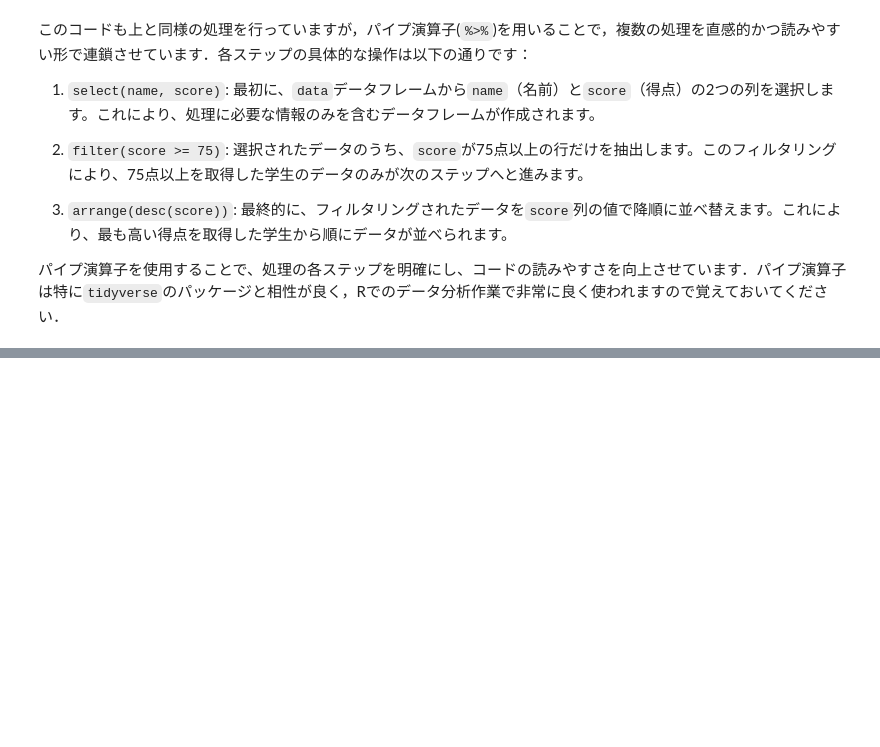
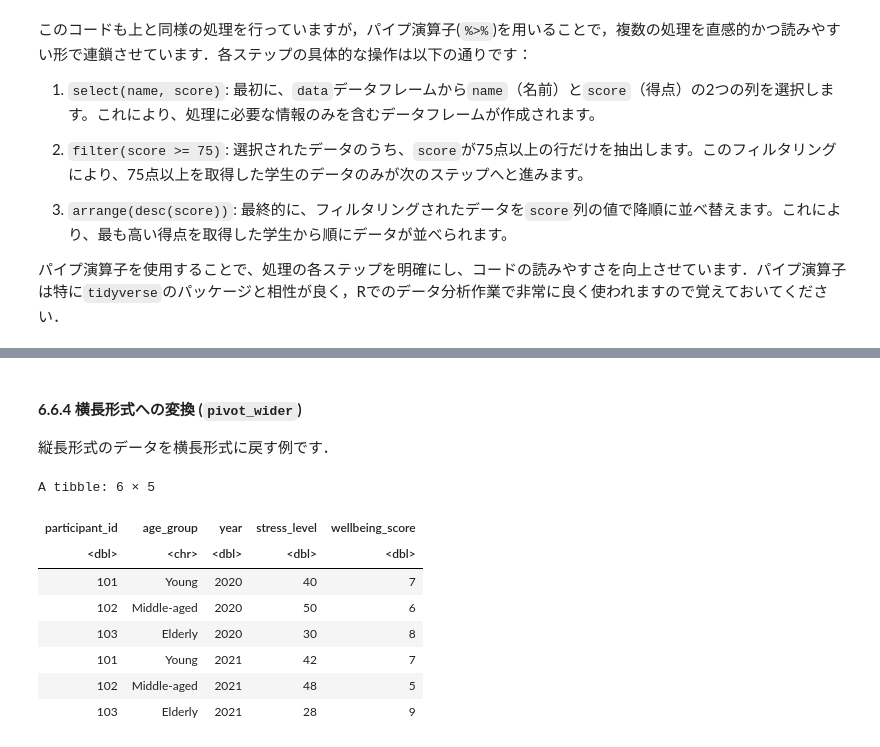
Before and after one commit to komorimasashi/jinka-stat-a1, a Jupyter notebook: R06_Tidy_Data.ipynb, the cells around one changed output, grey strips where cells are left out. Drawn from its saved outputs; the diff is of its cells as text; code cells hidden in the pictures; blank space fills up the shorter version.

```diff
--- a/R06_Tidy_Data.ipynb
+++ b/R06_Tidy_Data.ipynb
@@ -364,0 +490,24 @@ A data.frame: 11 × 2
+# %% [markdown]
+#### **6.6.4 横長形式への変換 (`pivot_wider`)**
+
+縦長形式のデータを横長形式に戻す例です．
+# %%
+# 縦長形式から横長形式への変換
+wellbeing_data_wide <- wellbeing_data_long %>%
+  pivot_wider(
+    names_from = measure,
+    values_from = value
+  )
+
+# 変換後のデータを表示
+wellbeing_data_wide
+# %% [output]
+A tibble: 6 × 5
+| participant_id | age_group | year | stress_level | wellbeing_score |
+| <dbl> | <chr> | <dbl> | <dbl> | <dbl> |
+| 101 | Young | 2020 | 40 | 7 |
+| 102 | Middle-aged | 2020 | 50 | 6 |
+| 103 | Elderly | 2020 | 30 | 8 |
+| 101 | Young | 2021 | 42 | 7 |
+| 102 | Middle-aged | 2021 | 48 | 5 |
+| 103 | Elderly | 2021 | 28 | 9 |
```
Also changed, not shown: parts of 17 cells of this notebook.
